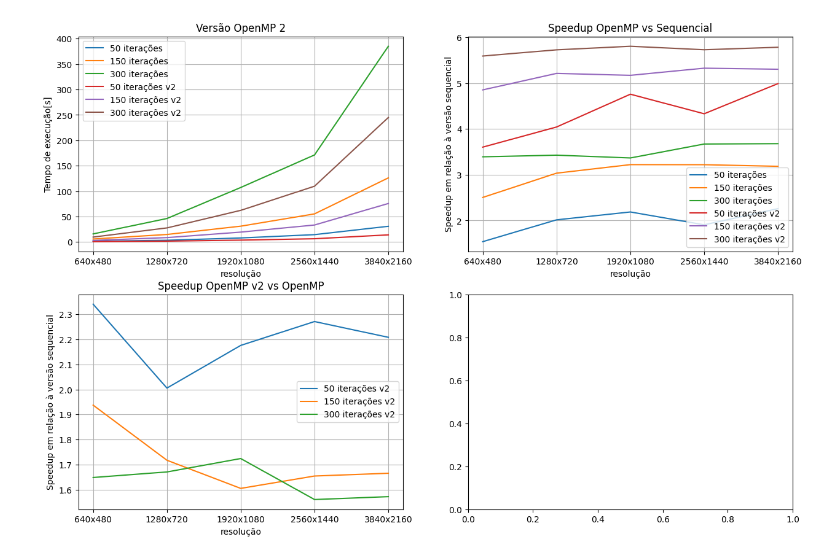
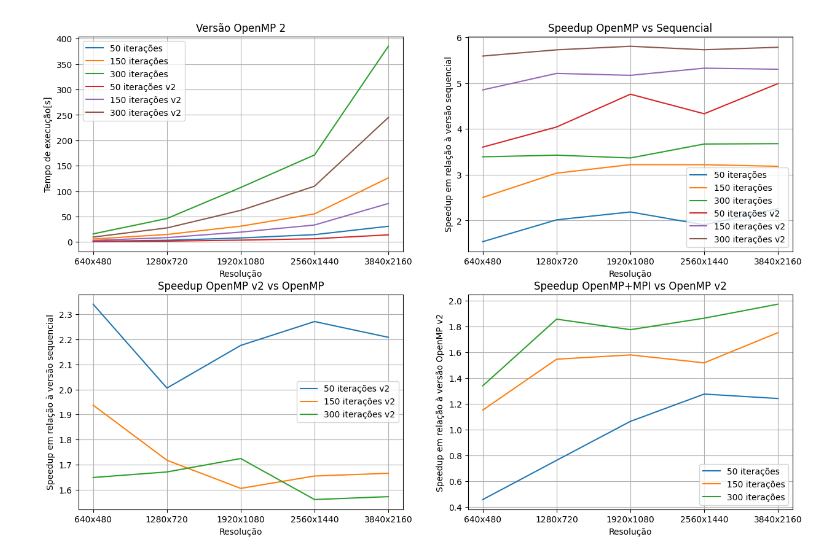
Before and after one commit to franciscoctavares/AC-assignment3, a Jupyter notebook: main.ipynb, the cells around one changed output. Cells and saved outputs as stored; diff of their text form; code cells hidden in the pictures.

```diff
--- a/main.ipynb
+++ b/main.ipynb
@@ -21,6 +21,10 @@ time_omp2_50 = [0.629, 1.670, 3.626, 6.342, 13.956]
 time_omp2_150 = [3.020, 8.566, 19.352, 33.384, 75.704]
 time_omp2_300 = [9.593, 27.617, 62.158, 109.712, 244.889]
 
+time_mpi_50 = [1.369, 2.189, 3.406, 4.971, 11.240]
+time_mpi_150 = [2.622, 5.541, 12.257, 21.996, 43.225]
+time_mpi_300 = [7.159, 14.881, 35.027, 58.881, 124.191]
+
 speedup_omp_50 = compute_speedup(time_50, time_omp_50)
 speedup_omp_150 = compute_speedup(time_150, time_omp_150)
 speedup_omp_300 = compute_speedup(time_300, time_omp_300)
@@ -33,20 +37,20 @@ speedup_omp_omp_50 = compute_speedup(time_omp_50, time_omp2_50)
 speedup_omp_omp_150 = compute_speedup(time_omp_150, time_omp2_150)
 speedup_omp_omp_300 = compute_speedup(time_omp_300, time_omp2_300)
 
+speedup_mpi_omp_50 = compute_speedup(time_omp2_50, time_mpi_50)
+speedup_mpi_omp_150 = compute_speedup(time_omp2_150, time_mpi_150)
+speedup_mpi_omp_300 = compute_speedup(time_omp2_300, time_mpi_300)
+
+speedup_mpi_50 = compute_speedup(time_50, time_mpi_50)
+speedup_mpi_150 = compute_speedup(time_150, time_mpi_150)
+speedup_mpi_300 = compute_speedup(time_300, time_mpi_300)
+
 plt.plot(res, time_50, label='50 iterações');
 plt.plot(res, time_150, label='150 iterações');
 plt.plot(res, time_300, label='300 iterações');
-plt.xlabel('resolução')
+plt.xlabel('Resolução')
 plt.ylabel('Tempo de execução[s]')
 plt.legend();
 plt.grid();
 plt.title('Versão sem optimizações');
-
-print(speedup_omp2_50)
-print(speedup_omp2_150)
-print(speedup_omp2_300)
-print()
-print(speedup_omp_omp_50)
-print(speedup_omp_omp_150)
-print(speedup_omp_omp_300)
 # %% [output]
@@ -64,7 +61,7 @@ fig, ax = plt.subplots(2, 2, figsize=(15, 10))
 ax[0][0].plot(res, time_omp_50, label='50 iterações');
 ax[0][0].plot(res, time_omp_150, label='150 iterações');
 ax[0][0].plot(res, time_omp_300, label='300 iterações');
-ax[0][0].set_xlabel('resolução')
+ax[0][0].set_xlabel('Resolução')
 ax[0][0].set_ylabel('Tempo de execução[s]')
 ax[0][0].legend();
 ax[0][0].grid();
@@ -73,35 +70,44 @@ ax[0][0].set_title('Versão OpenMP');
 ax[0][1].plot(res, speedup_omp_50, label='50 iterações');
 ax[0][1].plot(res, speedup_omp_150, label='150 iterações');
 ax[0][1].plot(res, speedup_omp_300, label='300 iterações');
-ax[0][1].set_xlabel('resolução');
+ax[0][1].set_xlabel('Resolução');
 ax[0][1].set_ylabel('Speedup em relação à versão sequencial');
 ax[0][1].legend();
 ax[0][1].grid();
 ax[0][1].set_title('Speedup OpenMP vs Sequencial');
 
 ax[0][0].plot(res, time_omp2_50, label='50 iterações v2');
 ax[0][0].plot(res, time_omp2_150, label='150 iterações v2');
 ax[0][0].plot(res, time_omp2_300, label='300 iterações v2');
-ax[0][0].set_xlabel('resolução')
+ax[0][0].set_xlabel('Resolução')
 ax[0][0].set_ylabel('Tempo de execução[s]')
 ax[0][0].legend();
 ax[0][0].set_title('Versão OpenMP 2');
 
 ax[0][1].plot(res, speedup_omp2_50, label='50 iterações v2');
 ax[0][1].plot(res, speedup_omp2_150, label='150 iterações v2');
 ax[0][1].plot(res, speedup_omp2_300, label='300 iterações v2');
-ax[0][1].set_xlabel('resolução');
+ax[0][1].set_xlabel('Resolução');
 ax[0][1].set_ylabel('Speedup em relação à versão sequencial');
 ax[0][1].legend();
 ax[0][1].set_title('Speedup OpenMP vs Sequencial');
 
 ax[1][0].plot(res, speedup_omp_omp_50, label='50 iterações v2');
 ax[1][0].plot(res, speedup_omp_omp_150, label='150 iterações v2');
 ax[1][0].plot(res, speedup_omp_omp_300, label='300 iterações v2');
-ax[1][0].set_xlabel('resolução');
+ax[1][0].set_xlabel('Resolução');
 ax[1][0].set_ylabel('Speedup em relação à versão sequencial');
 ax[1][0].legend();
 ax[1][0].set_title('Speedup OpenMP v2 vs OpenMP');
 ax[1][0].grid();
+
+ax[1][1].plot(res, speedup_mpi_omp_50, label='50 iterações');
+ax[1][1].plot(res, speedup_mpi_omp_150, label='150 iterações');
+ax[1][1].plot(res, speedup_mpi_omp_300, label='300 iterações');
+ax[1][1].set_xlabel('Resolução');
+ax[1][1].set_ylabel('Speedup em relação à versão OpenMP v2');
+ax[1][1].legend();
+ax[1][1].set_title('Speedup OpenMP+MPI vs OpenMP v2');
+ax[1][1].grid();
 # %% [output]
-[figure, old version]
+[figure, new version]
```
Also changed, not shown: parts of 3 cells of this notebook, 7 other files.
